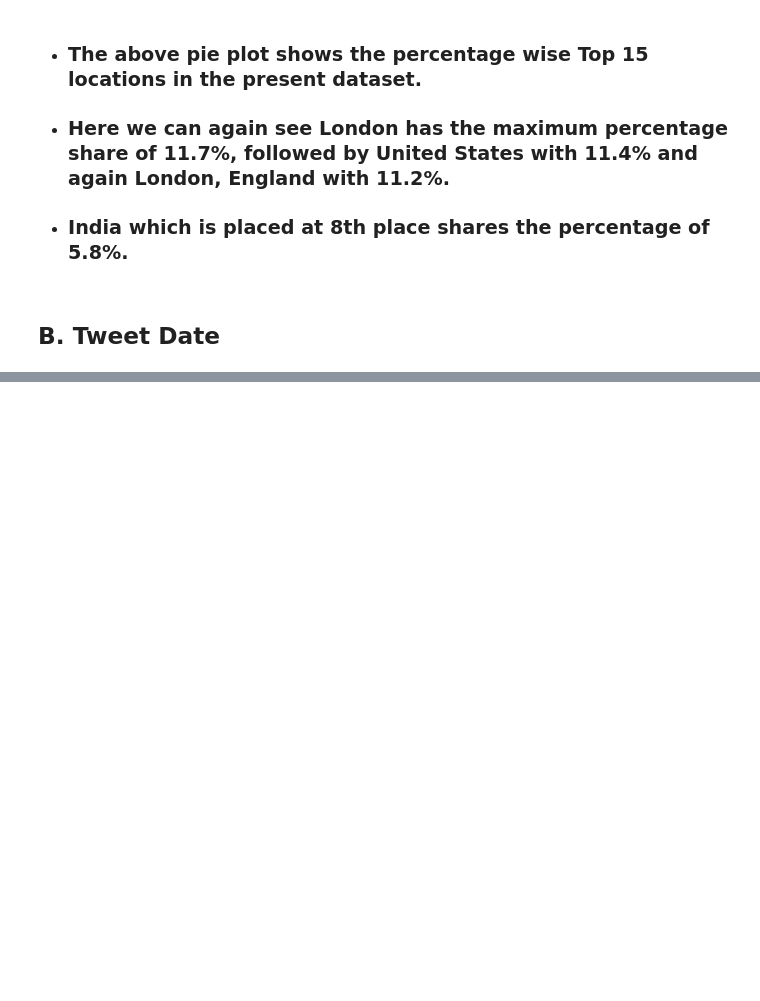
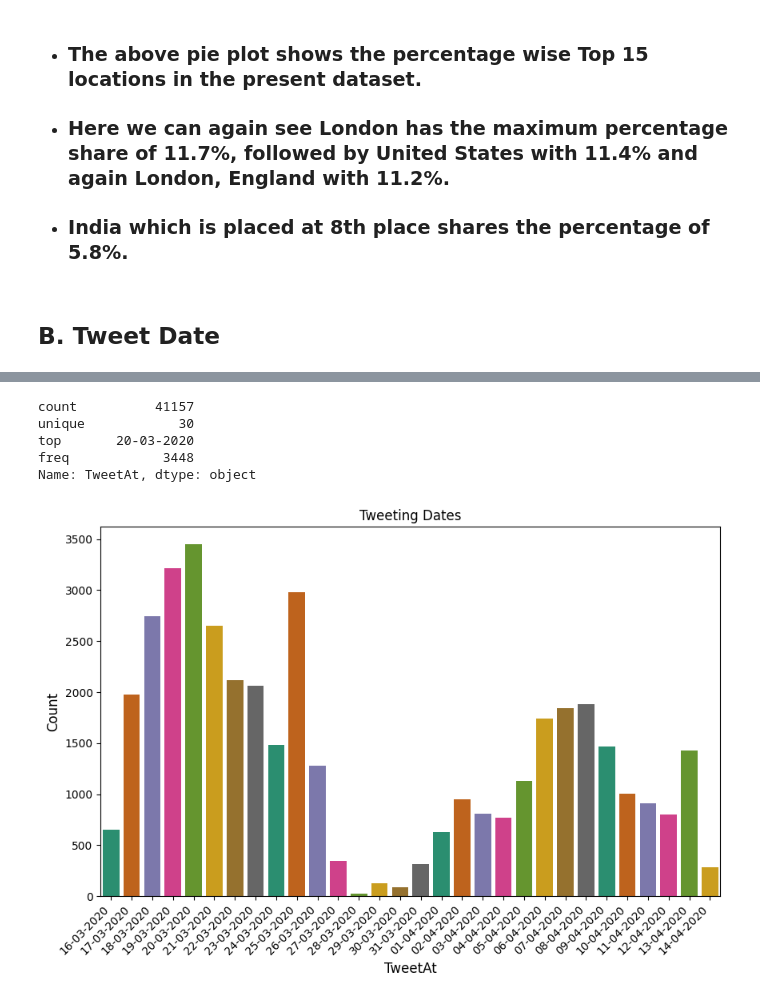
Before and after one commit to SachinYallapurkar/Coronavirus_Tweet_Sentiment_Analysis, a Jupyter notebook: Untitled15.ipynb, the cells around one changed output, grey strips where cells are left out. Saved outputs shown, nothing was run; the diff lists cells and outputs as text; code cells hidden in the pictures; blank space fills up the shorter version.

```diff
--- a/Untitled15.ipynb
+++ b/Untitled15.ipynb
@@ -216,0 +280,21 @@ fig.show()
+# %%
+# Describing TweetAt
+tweet_df.TweetAt.describe()
+# %% [output]
+count          41157
+unique            30
+top       20-03-2020
+freq            3448
+Name: TweetAt, dtype: object
+# %%
+# Plot No- 4
+# Distribution of Dates of Tweets
+plt.figure(figsize=(10,6))
+sns.countplot(x='TweetAt', data=tweet_df, palette ='Dark2')
+plt.xticks(rotation=45, ha='right')
+plt.title("Tweeting Dates")
+plt.ylabel("Count", fontsize = 12)
+plt.xlabel("TweetAt",fontsize = 12)
+plt.show()
+# %% [output]
+[figure, added]
```
Also changed, not shown: parts of 15 cells of this notebook.
